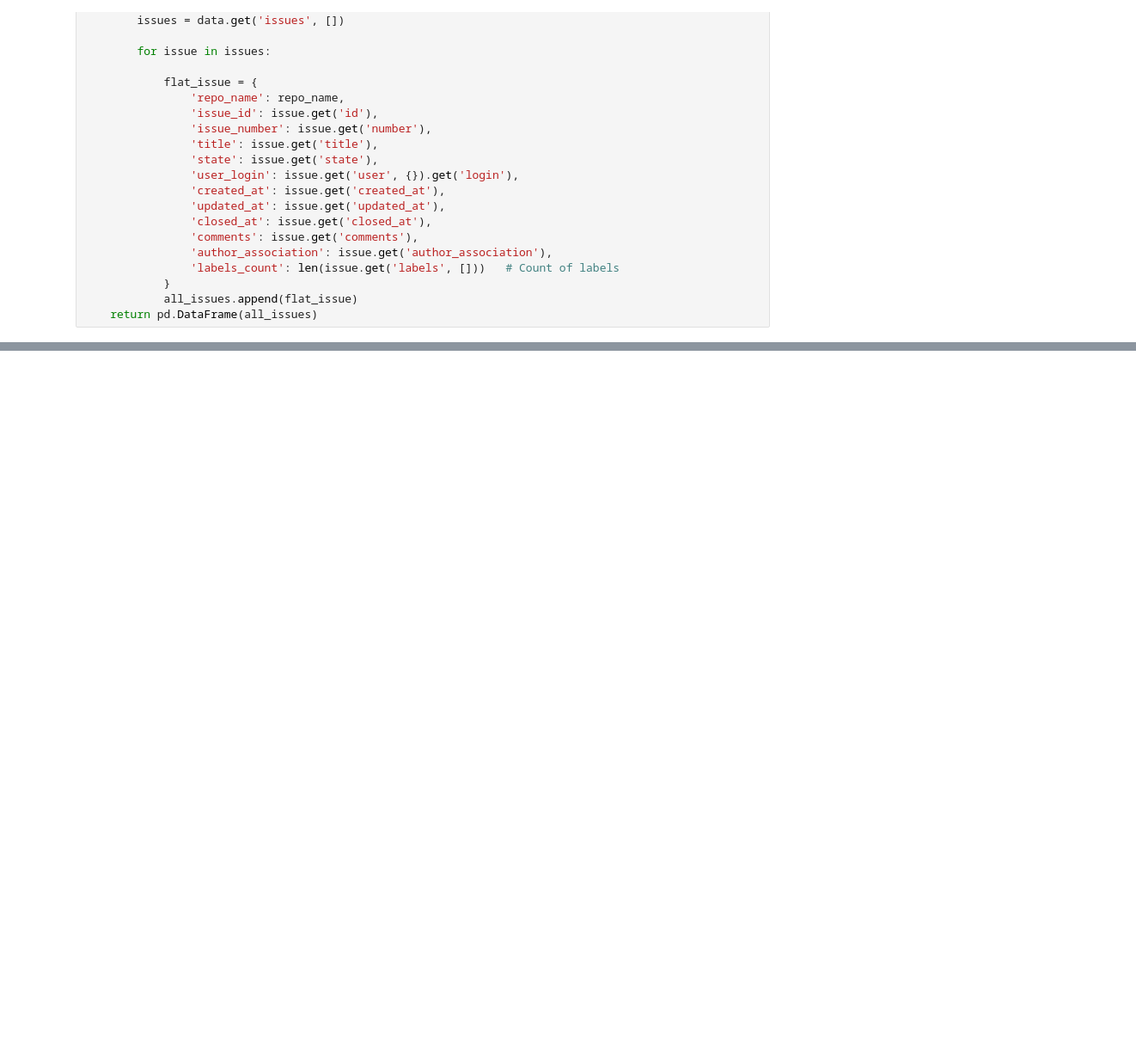
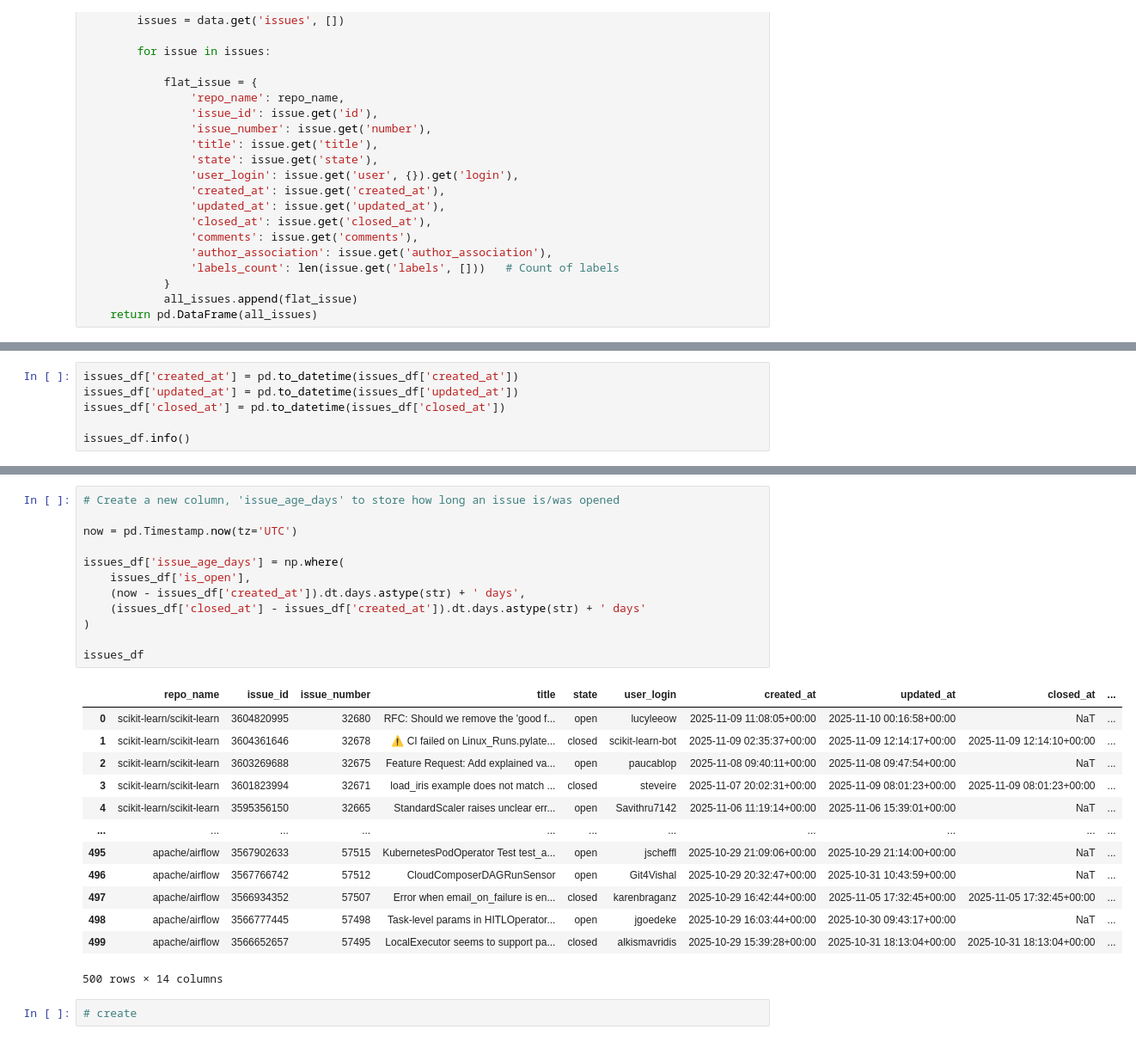
Before and after one commit to KevinOcran/openSourceHealthAnalysis, a Jupyter notebook: notebooks/analysis.ipynb, the cells around one changed output, grey strips where cells are left out. Shown: that part at 86% size. Cells and saved outputs as stored; diff of their text form; blank space fills up the shorter version.

```diff
--- a/notebooks/analysis.ipynb
+++ b/notebooks/analysis.ipynb
@@ -235,0 +320,6 @@ DataFrame shape: (500, 9)
+# %%
+issues_df['created_at'] = pd.to_datetime(issues_df['created_at'])
+issues_df['updated_at'] = pd.to_datetime(issues_df['updated_at'])
+issues_df['closed_at'] = pd.to_datetime(issues_df['closed_at'])
+
+issues_df.info()
@@ -235,0 +594,28 @@ DataFrame shape: (500, 9)
+# %%
+# Create a new column, 'issue_age_days' to store how long an issue is/was opened
+
+now = pd.Timestamp.now(tz='UTC')
+
+issues_df['issue_age_days'] = np.where(
+    issues_df['is_open'],
+    (now - issues_df['created_at']).dt.days.astype(str) + ' days',
+    (issues_df['closed_at'] - issues_df['created_at']).dt.days.astype(str) + ' days'
+)
+
+issues_df
+# %% [output]
+|  | repo_name | issue_id | issue_number | title | state | user_login | created_at | updated_at | closed_at | ... |
+| 0 | scikit-learn/scikit-learn | 3604820995 | 32680 | RFC: Should we remove the 'good f... | open | lucyleeow | 2025-11-09 11:08:05+00:00 | 2025-11-10 00:16:58+00:00 | NaT | ... |
+| 1 | scikit-learn/scikit-learn | 3604361646 | 32678 | ⚠️ CI failed on Linux_Runs.pylate... | closed | scikit-learn-bot | 2025-11-09 02:35:37+00:00 | 2025-11-09 12:14:17+00:00 | 2025-11-09 12:14:10+00:00 | ... |
+| 2 | scikit-learn/scikit-learn | 3603269688 | 32675 | Feature Request: Add explained va... | open | paucablop | 2025-11-08 09:40:11+00:00 | 2025-11-08 09:47:54+00:00 | NaT | ... |
+| 3 | scikit-learn/scikit-learn | 3601823994 | 32671 | load_iris example does not match ... | closed | steveire | 2025-11-07 20:02:31+00:00 | 2025-11-09 08:01:23+00:00 | 2025-11-09 08:01:23+00:00 | ... |
+| 4 | scikit-learn/scikit-learn | 3595356150 | 32665 | StandardScaler raises unclear err... | open | Savithru7142 | 2025-11-06 11:19:14+00:00 | 2025-11-06 15:39:01+00:00 | NaT | ... |
+| ... | ... | ... | ... | ... | ... | ... | ... | ... | ... | ... |
+| 495 | apache/airflow | 3567902633 | 57515 | KubernetesPodOperator Test test_a... | open | jscheffl | 2025-10-29 21:09:06+00:00 | 2025-10-29 21:14:00+00:00 | NaT | ... |
+| 496 | apache/airflow | 3567766742 | 57512 | CloudComposerDAGRunSensor | open | Git4Vishal | 2025-10-29 20:32:47+00:00 | 2025-10-31 10:43:59+00:00 | NaT | ... |
+| 497 | apache/airflow | 3566934352 | 57507 | Error when email_on_failure is en... | closed | karenbraganz | 2025-10-29 16:42:44+00:00 | 2025-11-05 17:32:45+00:00 | 2025-11-05 17:32:45+00:00 | ... |
+| 498 | apache/airflow | 3566777445 | 57498 | Task-level params in HITLOperator... | open | jgoedeke | 2025-10-29 16:03:44+00:00 | 2025-10-30 09:43:17+00:00 | NaT | ... |
+| 499 | apache/airflow | 3566652657 | 57495 | LocalExecutor seems to support pa... | closed | alkismavridis | 2025-10-29 15:39:28+00:00 | 2025-10-31 18:13:04+00:00 | 2025-10-31 18:13:04+00:00 | ... |
+500 rows × 14 columns
+# %%
+# create
```
Also changed, not shown: parts of 39 cells of this notebook.
